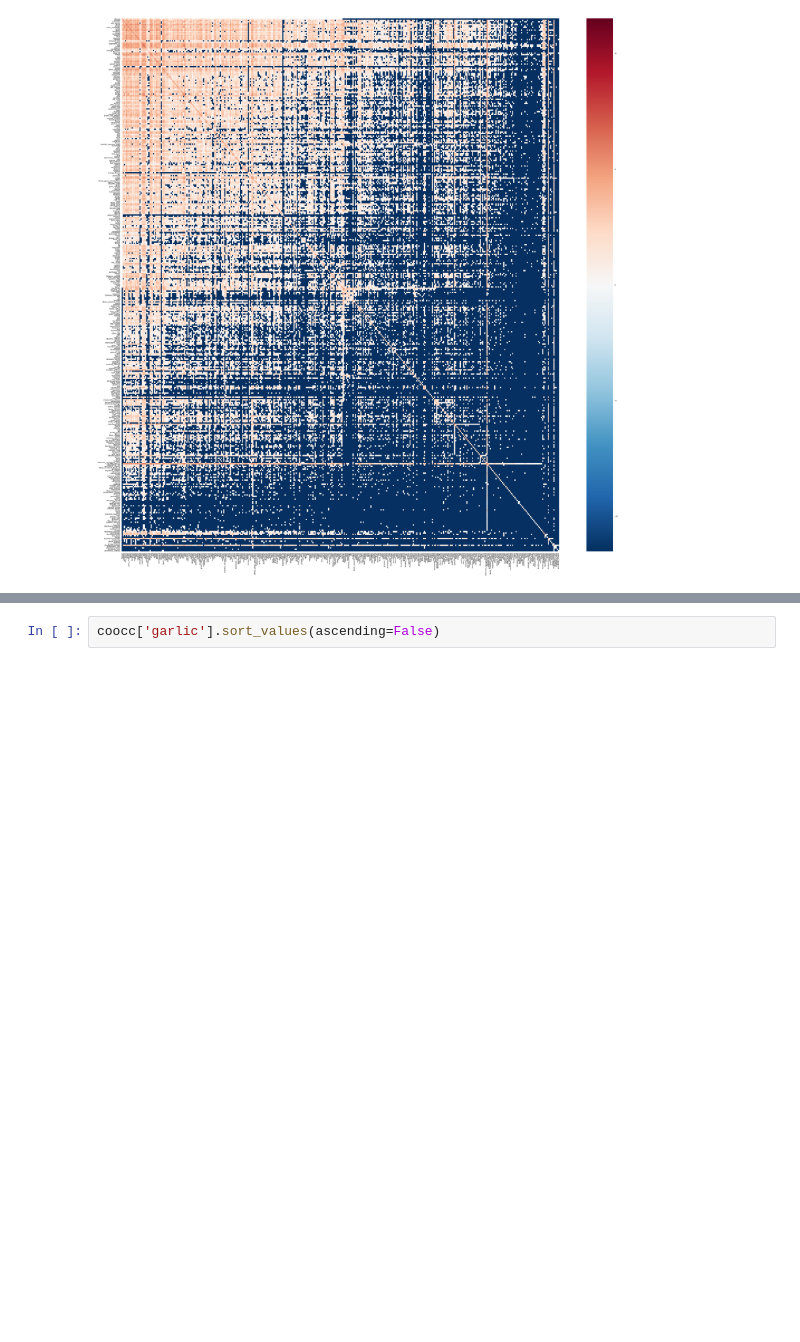
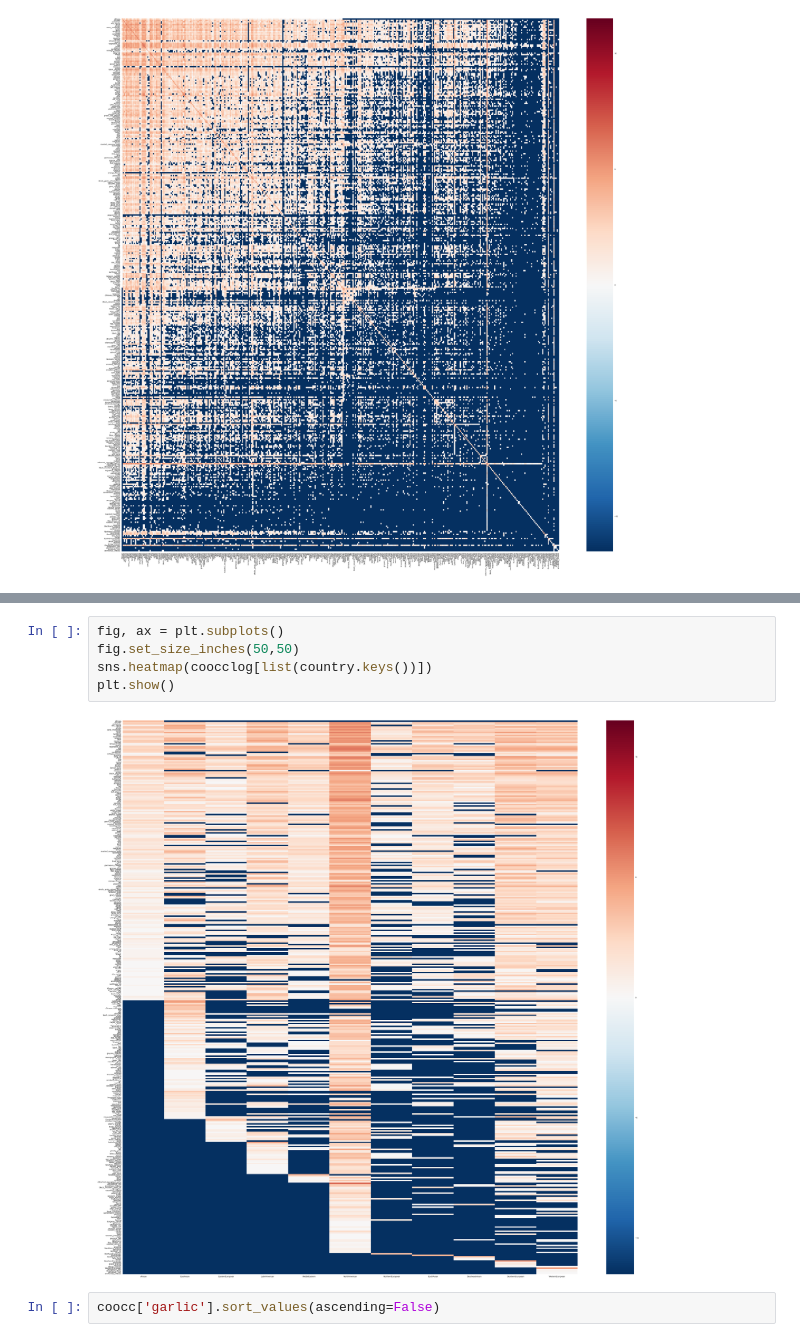
Before and after one commit to mccormd1/flavor-network, a Jupyter notebook: Levenshtein Recipe Distance.ipynb, the cells around one changed output, grey strips where cells are left out. Cells and saved outputs as stored; diff of their text form; blank space fills up the shorter version.

Commit message:
updated plots

```diff
--- a/Levenshtein Recipe Distance.ipynb
+++ b/Levenshtein Recipe Distance.ipynb
@@ -201,3 +225,10 @@ plt.show()
+# %%
+fig, ax = plt.subplots()
+fig.set_size_inches(50,50)
+sns.heatmap(coocclog[list(country.keys())])
+plt.show()
+# %% [output]
+[figure, added]
 # %%
 coocc['garlic'].sort_values(ascending=False)
 # %% [output]
```
Also changed, not shown: parts of 10 cells of this notebook, 2 other files.
